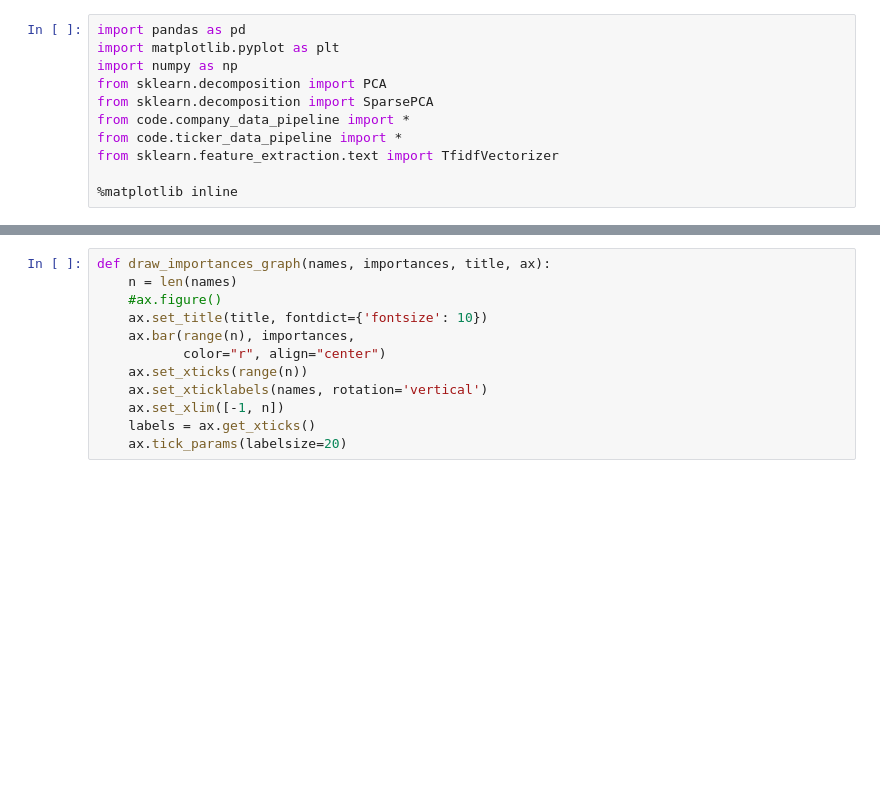
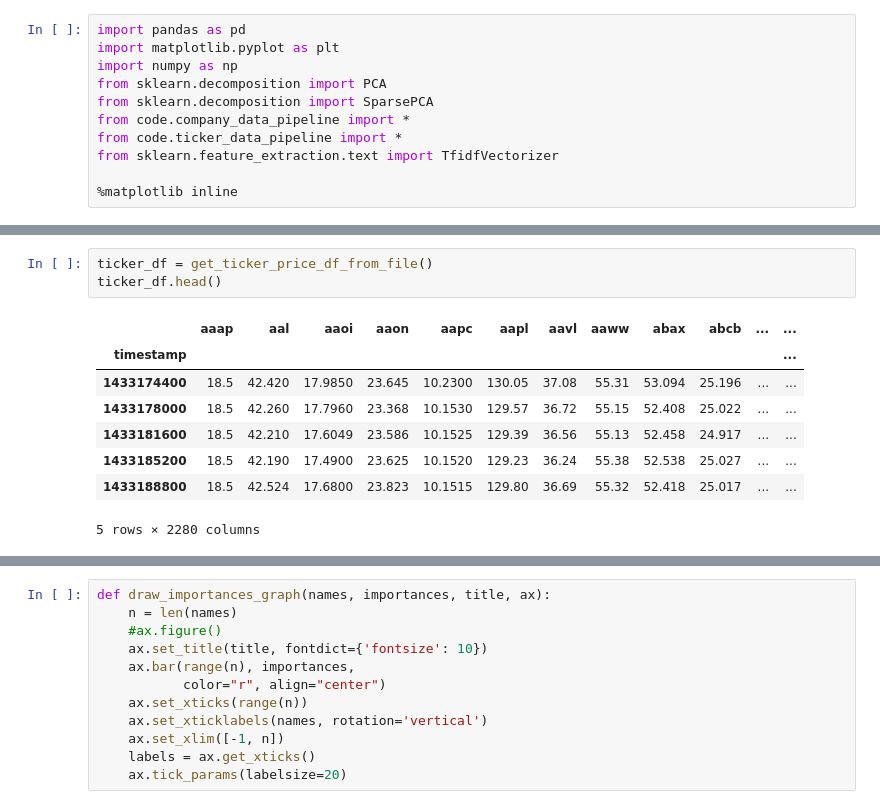
Before and after one commit to brian8128/gdelt_project, a Jupyter notebook: DataExtraction.ipynb, the cells around one changed output, grey strips where cells are left out. Drawn from its saved outputs; the diff is of its cells as text; blank space fills up the shorter version.

```diff
--- a/DataExtraction.ipynb
+++ b/DataExtraction.ipynb
@@ -27,0 +25,12 @@ df = df.interpolate().fillna(method='bfill')
+# %%
+ticker_df = get_ticker_price_df_from_file()
+ticker_df.head()
+# %% [output]
+|  | aaap | aal | aaoi | aaon | aapc | aapl | aavl | aaww | abax | abcb | ... | ... |
+| timestamp |  |  |  |  |  |  |  |  |  |  |  | ... |
+| 1433174400 | 18.5 | 42.420 | 17.9850 | 23.645 | 10.2300 | 130.05 | 37.08 | 55.31 | 53.094 | 25.196 | ... | ... |
+| 1433178000 | 18.5 | 42.260 | 17.7960 | 23.368 | 10.1530 | 129.57 | 36.72 | 55.15 | 52.408 | 25.022 | ... | ... |
+| 1433181600 | 18.5 | 42.210 | 17.6049 | 23.586 | 10.1525 | 129.39 | 36.56 | 55.13 | 52.458 | 24.917 | ... | ... |
+| 1433185200 | 18.5 | 42.190 | 17.4900 | 23.625 | 10.1520 | 129.23 | 36.24 | 55.38 | 52.538 | 25.027 | ... | ... |
+| 1433188800 | 18.5 | 42.524 | 17.6800 | 23.823 | 10.1515 | 129.80 | 36.69 | 55.32 | 52.418 | 25.017 | ... | ... |
+5 rows × 2280 columns
```
Also changed, not shown: parts of 17 cells of this notebook, 3 other files.
